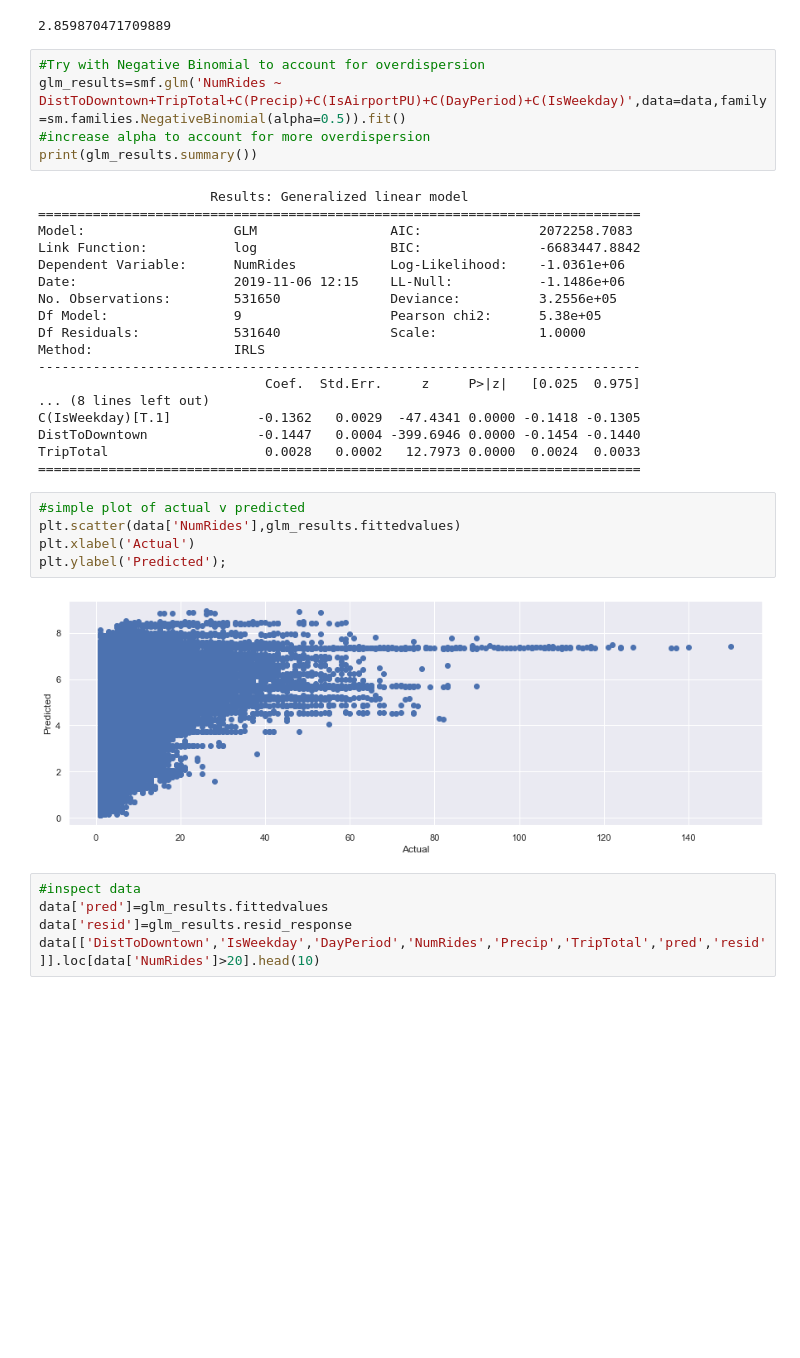
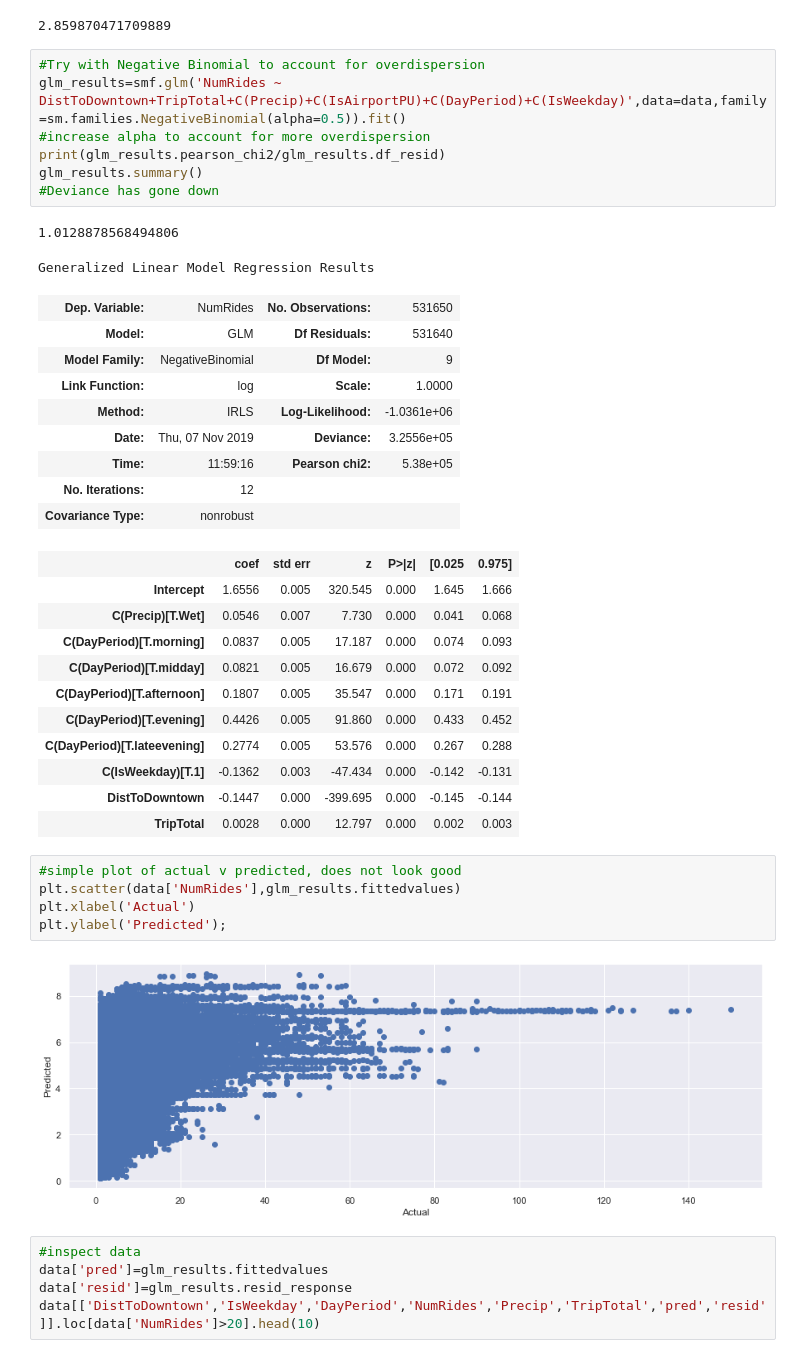
Before and after one commit to LisaATaylor/Rideshare, a Jupyter notebook: Chicago Rideshare Dataset - Demand Prediction Final.ipynb, the cells around one changed output. Saved outputs shown, nothing was run; the diff lists cells and outputs as text; blank space fills up the shorter version.

```diff
--- a/Chicago Rideshare Dataset - Demand Prediction Final.ipynb
+++ b/Chicago Rideshare Dataset - Demand Prediction Final.ipynb
@@ -232,28 +230,35 @@ glm_results.pearson_chi2/glm_results.df_resid
 # %%
 #Try with Negative Binomial to account for overdispersion
 glm_results=smf.glm('NumRides ~ DistToDowntown+TripTotal+C(Precip)+C(IsAirportPU)+C(DayPeriod)+C(IsWeekday)',data=data,family=sm.families.NegativeBinomial(alpha=0.5)).fit()
 #increase alpha to account for more overdispersion
-print(glm_results.summary())
+print(glm_results.pearson_chi2/glm_results.df_resid)
+glm_results.summary()
+#Deviance has gone down
 # %% [output]
-                      Results: Generalized linear model
-=============================================================================
-Model:                   GLM                 AIC:               2072258.7083
-Link Function:           log                 BIC:               -6683447.8842
-Dependent Variable:      NumRides            Log-Likelihood:    -1.0361e+06
-Date:                    2019-11-06 12:15    LL-Null:           -1.1486e+06
-No. Observations:        531650              Deviance:          3.2556e+05
-Df Model:                9                   Pearson chi2:      5.38e+05
-Df Residuals:            531640              Scale:             1.0000
-Method:                  IRLS
------------------------------------------------------------------------------
-                             Coef.  Std.Err.     z     P>|z|   [0.025  0.975]
-... (8 lines left out)
-C(IsWeekday)[T.1]           -0.1362   0.0029  -47.4341 0.0000 -0.1418 -0.1305
-DistToDowntown              -0.1447   0.0004 -399.6946 0.0000 -0.1454 -0.1440
-TripTotal                    0.0028   0.0002   12.7973 0.0000  0.0024  0.0033
-=============================================================================
+1.0128878568494806
+Generalized Linear Model Regression Results
+| Dep. Variable: | NumRides | No. Observations: | 531650 |
+| Model: | GLM | Df Residuals: | 531640 |
+| Model Family: | NegativeBinomial | Df Model: | 9 |
+| Link Function: | log | Scale: | 1.0000 |
+| Method: | IRLS | Log-Likelihood: | -1.0361e+06 |
+| Date: | Thu, 07 Nov 2019 | Deviance: | 3.2556e+05 |
+| Time: | 11:59:16 | Pearson chi2: | 5.38e+05 |
+| No. Iterations: | 12 |  |  |
+| Covariance Type: | nonrobust |  |  |
+|  | coef | std err | z | P>|z| | [0.025 | 0.975] |
+| Intercept | 1.6556 | 0.005 | 320.545 | 0.000 | 1.645 | 1.666 |
+| C(Precip)[T.Wet] | 0.0546 | 0.007 | 7.730 | 0.000 | 0.041 | 0.068 |
+| C(DayPeriod)[T.morning] | 0.0837 | 0.005 | 17.187 | 0.000 | 0.074 | 0.093 |
+| C(DayPeriod)[T.midday] | 0.0821 | 0.005 | 16.679 | 0.000 | 0.072 | 0.092 |
+| C(DayPeriod)[T.afternoon] | 0.1807 | 0.005 | 35.547 | 0.000 | 0.171 | 0.191 |
+| C(DayPeriod)[T.evening] | 0.4426 | 0.005 | 91.860 | 0.000 | 0.433 | 0.452 |
+| C(DayPeriod)[T.lateevening] | 0.2774 | 0.005 | 53.576 | 0.000 | 0.267 | 0.288 |
+| C(IsWeekday)[T.1] | -0.1362 | 0.003 | -47.434 | 0.000 | -0.142 | -0.131 |
+| DistToDowntown | -0.1447 | 0.000 | -399.695 | 0.000 | -0.145 | -0.144 |
+| TripTotal | 0.0028 | 0.000 | 12.797 | 0.000 | 0.002 | 0.003 |
 # %%
-#simple plot of actual v predicted
+#simple plot of actual v predicted, does not look good
 plt.scatter(data['NumRides'],glm_results.fittedvalues)
 plt.xlabel('Actual')
 plt.ylabel('Predicted');
```
Also changed, not shown: parts of 11 cells of this notebook, 2 other files.
